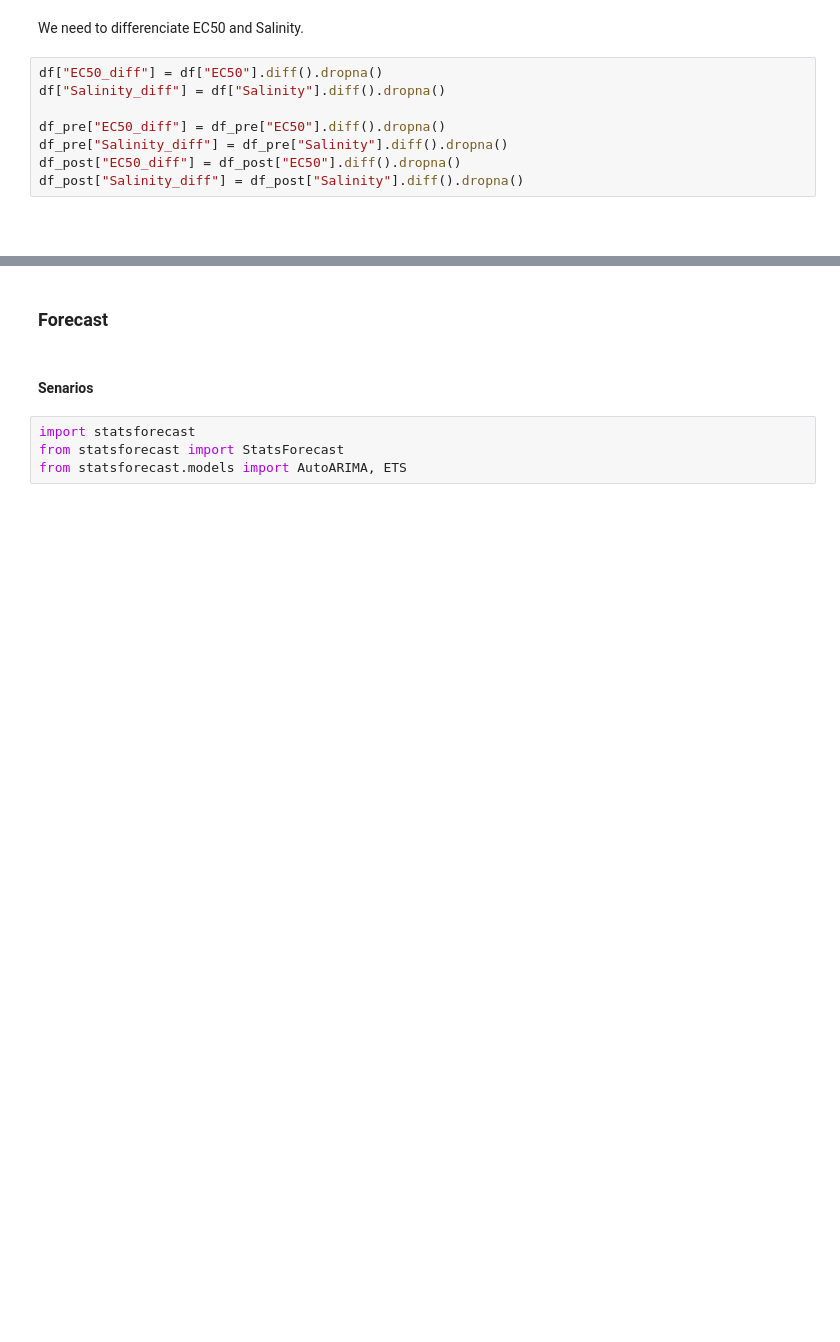
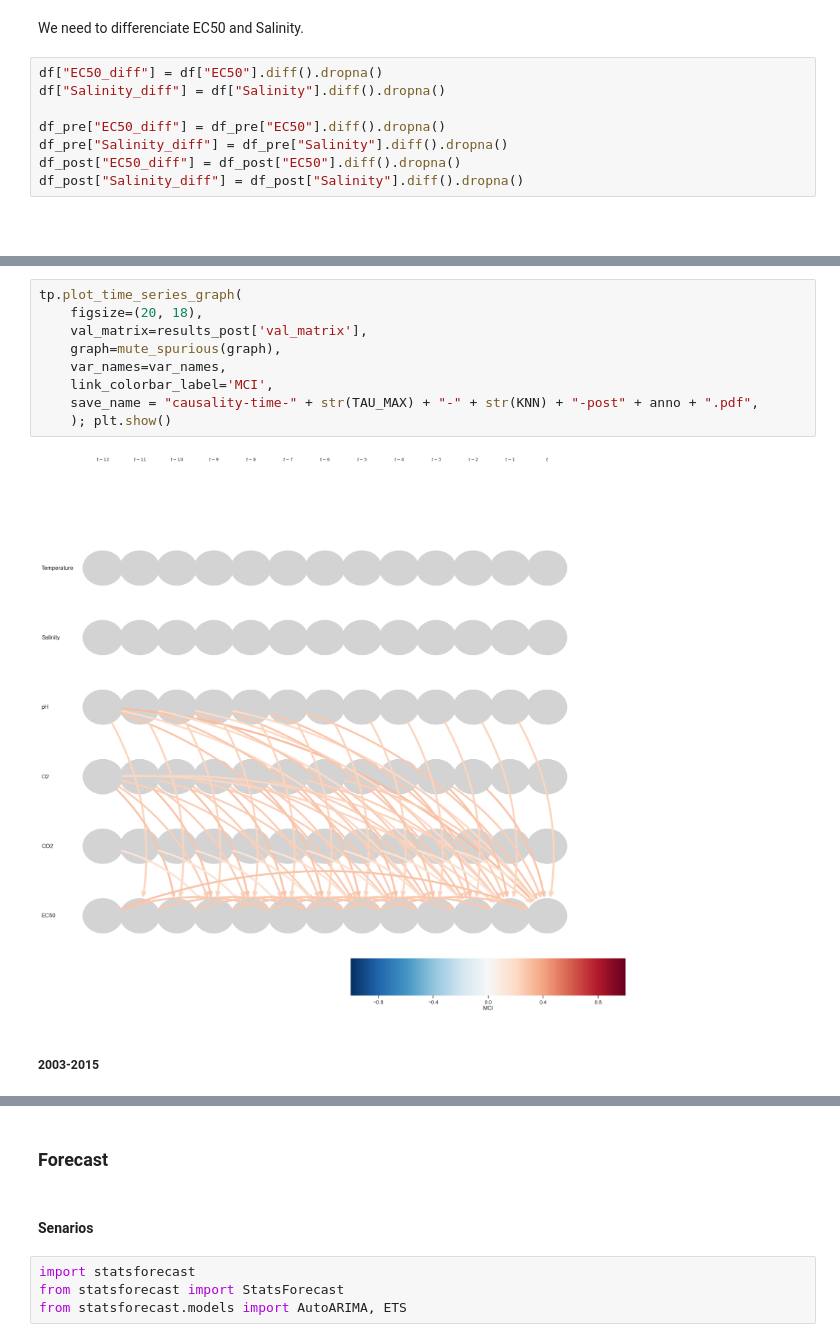
Before and after one commit to scatenag/climate_change_on_sea_urchins, a Jupyter notebook: analysis.ipynb, the cells around one changed output, grey strips where cells are left out. Cells and saved outputs as stored; diff of their text form; blank space fills up the shorter version.

```diff
--- a/analysis.ipynb
+++ b/analysis.ipynb
@@ -485,0 +572,13 @@ df_post["Salinity_diff"] = df_post["Salinity"].diff().dropna()
+# %%
+tp.plot_time_series_graph(
+    figsize=(20, 18),
+    val_matrix=results_post['val_matrix'],
+    graph=mute_spurious(graph),
+    var_names=var_names,
+    link_colorbar_label='MCI',
+    save_name = "causality-time-" + str(TAU_MAX) + "-" + str(KNN) + "-post" + anno + ".pdf",
+    ); plt.show()
+# %% [output]
+[figure, added]
+# %% [markdown]
+##### 2003-2015
```
Also changed, not shown: parts of 25 cells of this notebook, 12 other files.
